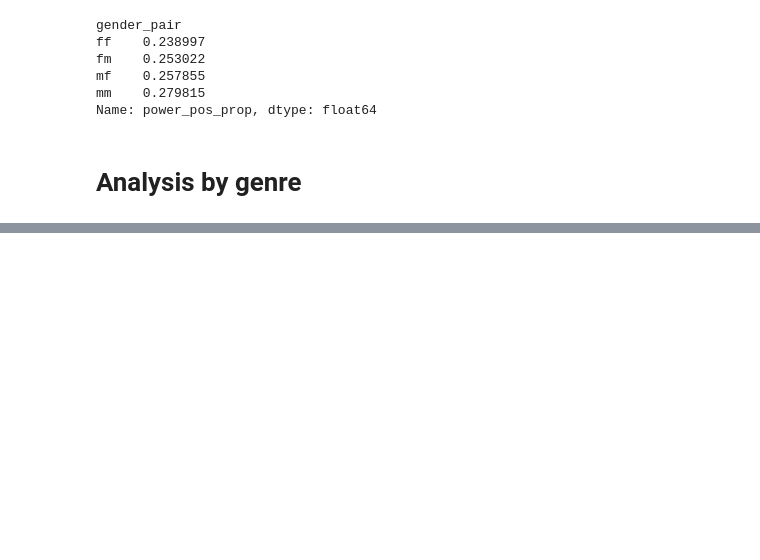
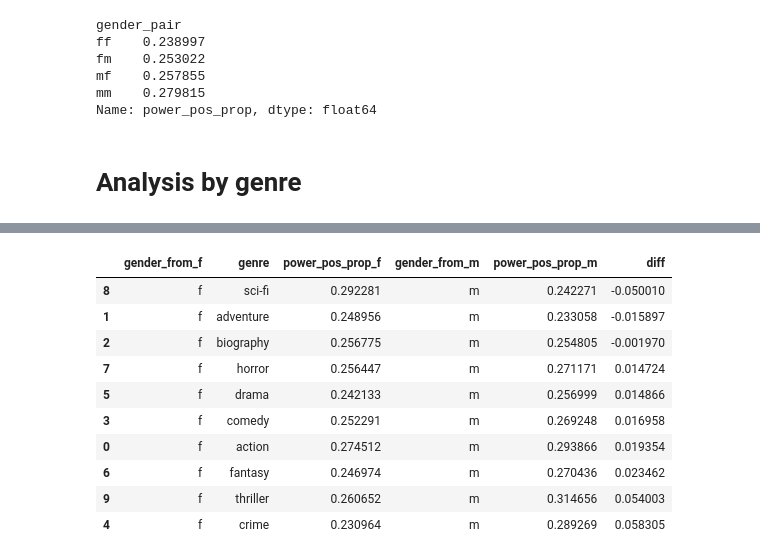
Before and after one commit to nlp-jjer/gender_in_movies, a Jupyter notebook: power_agency/power_agency_verbs.ipynb, the cells around one changed output, grey strips where cells are left out. Saved outputs shown, nothing was run; the diff lists cells and outputs as text; code cells hidden in the pictures; blank space fills up the shorter version.

Commit message:
analysis by genre

```diff
--- a/power_agency/power_agency_verbs.ipynb
+++ b/power_agency/power_agency_verbs.ipynb
@@ -289,0 +270,17 @@ pd.DataFrame(movies_verbs.groupby(['gender_from', 'genre'])['power_pos_prop'].me
+# %%
+genre = pd.DataFrame(movies_verbs.groupby(['gender_from', 'genre'])['power_pos_prop'].mean()).reset_index()
+
+genre = genre[genre['gender_from'] != '?']
+
+top_10 = ['drama',
+ 'action',
+ 'comedy',
+ 'crime',
+ 'horror',
+ 'adventure',
+ 'thriller',
+ 'biography',
+ 'fantasy',
+ 'sci-fi']
+
+genre = genre[genre['genre'].isin(top_10)]
@@ -289,0 +305,21 @@ pd.DataFrame(movies_verbs.groupby(['gender_from', 'genre'])['power_pos_prop'].me
+# %%
+genre_f = genre[genre['gender_from'] == 'f']
+genre_m = genre[genre['gender_from'] == 'm']
+
+genre_wide = genre_f.merge(genre_m, on = 'genre', suffixes=('_f', '_m'))
+
+genre_wide['diff'] = genre_wide['power_pos_prop_m'] - genre_wide['power_pos_prop_f']
+# %%
+genre_wide.sort_values('diff')
+# %% [output]
+|  | gender_from_f | genre | power_pos_prop_f | gender_from_m | power_pos_prop_m | diff |
+| 8 | f | sci-fi | 0.292281 | m | 0.242271 | -0.050010 |
+| 1 | f | adventure | 0.248956 | m | 0.233058 | -0.015897 |
+| 2 | f | biography | 0.256775 | m | 0.254805 | -0.001970 |
+| 7 | f | horror | 0.256447 | m | 0.271171 | 0.014724 |
+| 5 | f | drama | 0.242133 | m | 0.256999 | 0.014866 |
+| 3 | f | comedy | 0.252291 | m | 0.269248 | 0.016958 |
+| 0 | f | action | 0.274512 | m | 0.293866 | 0.019354 |
+| 6 | f | fantasy | 0.246974 | m | 0.270436 | 0.023462 |
+| 9 | f | thriller | 0.260652 | m | 0.314656 | 0.054003 |
+| 4 | f | crime | 0.230964 | m | 0.289269 | 0.058305 |
```
Also changed, not shown: parts of 2 cells of this notebook.
